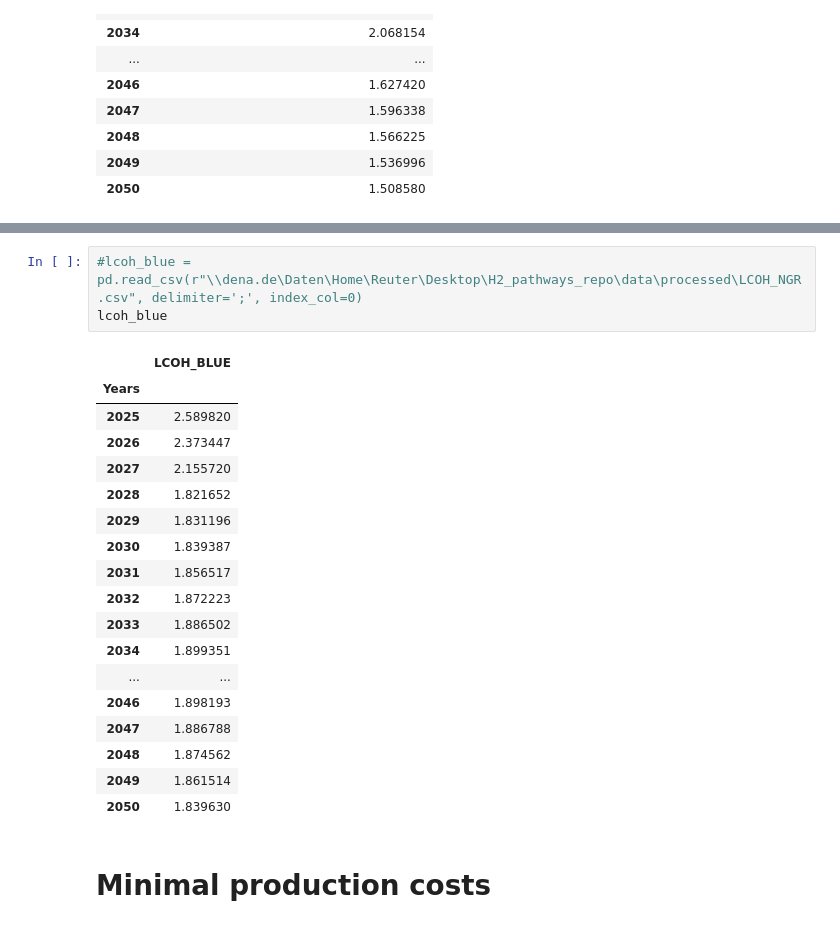
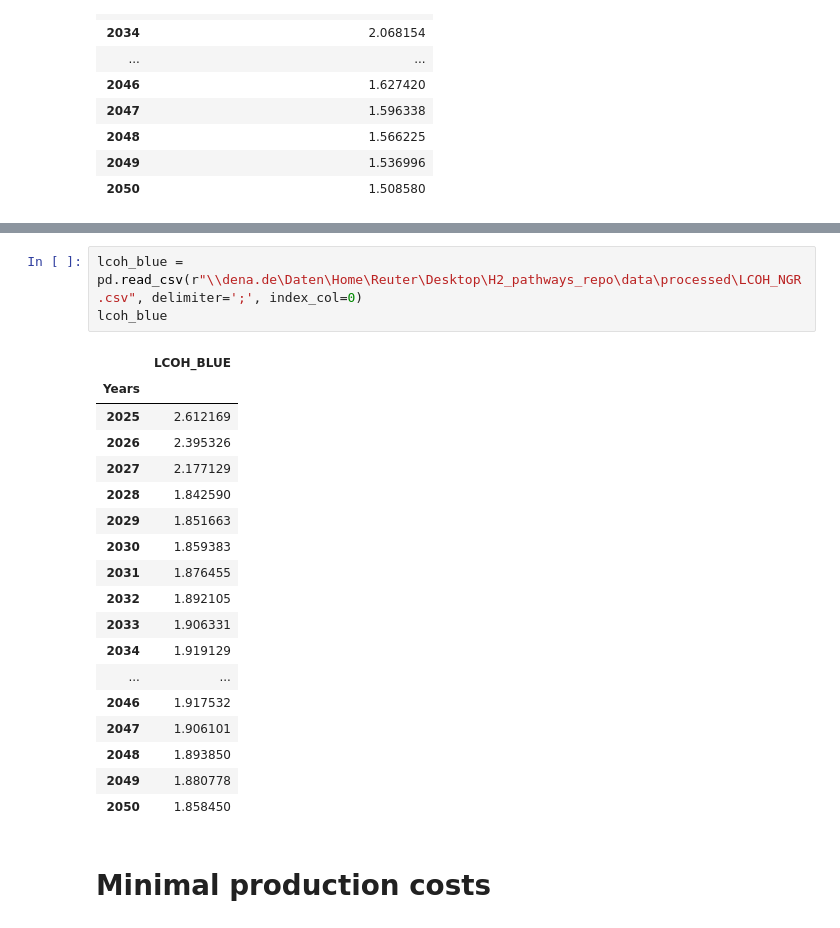
Before and after one commit to ReuterJakob/H2_pathways_repo, a Jupyter notebook: notebooks/Cost/Supply_Cost.ipynb, the cells around one changed output, grey strips where cells are left out. Saved outputs shown, nothing was run; the diff lists cells and outputs as text.

```diff
--- a/notebooks/Cost/Supply_Cost.ipynb
+++ b/notebooks/Cost/Supply_Cost.ipynb
@@ -85,25 +465,25 @@ lcoh_blue = pd.read_excel(path, sheet_name='Reference Results', decimal=',', use
 # %%
-#lcoh_blue = pd.read_csv(r"\\dena.de\Daten\Home\Reuter\Desktop\H2_pathways_repo\data\processed\LCOH_NGR.csv", delimiter=';', index_col=0)
+lcoh_blue = pd.read_csv(r"\\dena.de\Daten\Home\Reuter\Desktop\H2_pathways_repo\data\processed\LCOH_NGR.csv", delimiter=';', index_col=0)
 lcoh_blue
 # %% [output]
 |  | LCOH_BLUE |
 | Years |  |
-| 2025 | 2.589820 |
-| 2026 | 2.373447 |
-| 2027 | 2.155720 |
-| 2028 | 1.821652 |
-| 2029 | 1.831196 |
-| 2030 | 1.839387 |
-| 2031 | 1.856517 |
-| 2032 | 1.872223 |
-| 2033 | 1.886502 |
-| 2034 | 1.899351 |
+| 2025 | 2.612169 |
+| 2026 | 2.395326 |
+| 2027 | 2.177129 |
+| 2028 | 1.842590 |
+| 2029 | 1.851663 |
+| 2030 | 1.859383 |
+| 2031 | 1.876455 |
+| 2032 | 1.892105 |
+| 2033 | 1.906331 |
+| 2034 | 1.919129 |
 | ... | ... |
-| 2046 | 1.898193 |
-| 2047 | 1.886788 |
-| 2048 | 1.874562 |
-| 2049 | 1.861514 |
-| 2050 | 1.839630 |
+| 2046 | 1.917532 |
+| 2047 | 1.906101 |
+| 2048 | 1.893850 |
+| 2049 | 1.880778 |
+| 2050 | 1.858450 |
 # %% [markdown]
 # Minimal production costs
 # %%
```
Also changed, not shown: parts of 63 cells of this notebook, 4 other files.
